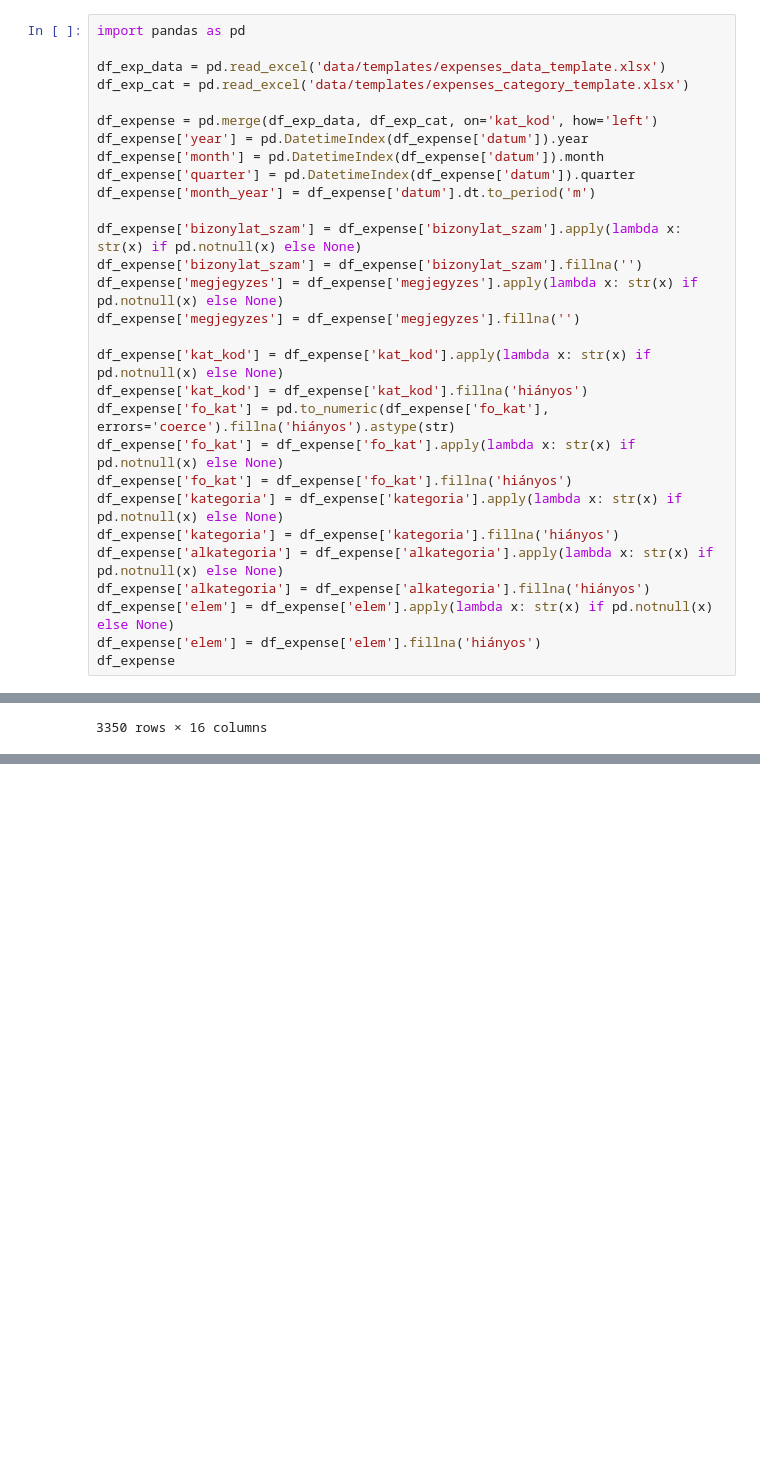
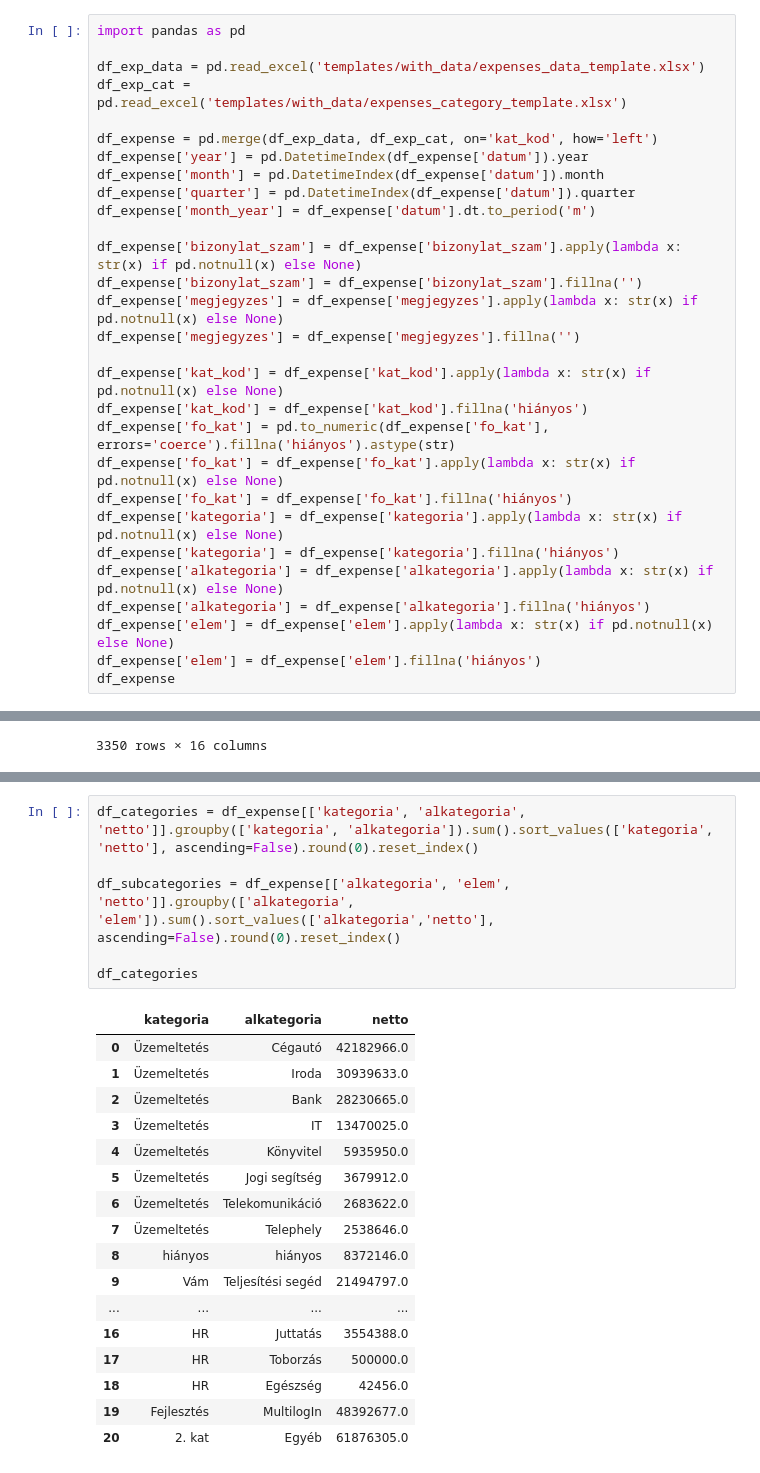
Before and after one commit to nofesmit/project-dragon, a Jupyter notebook: test.ipynb, the cells around one changed output, grey strips where cells are left out. Saved outputs shown, nothing was run; the diff lists cells and outputs as text; blank space fills up the shorter version.

```diff
--- a/test.ipynb
+++ b/test.ipynb
@@ -1,8 +1,8 @@
 # %%
 import pandas as pd
 
-df_exp_data = pd.read_excel('data/templates/expenses_data_template.xlsx')
-df_exp_cat = pd.read_excel('data/templates/expenses_category_template.xlsx')
+df_exp_data = pd.read_excel('templates/with_data/expenses_data_template.xlsx')
+df_exp_cat = pd.read_excel('templates/with_data/expenses_category_template.xlsx')
 
 df_expense = pd.merge(df_exp_data, df_exp_cat, on='kat_kod', how='left')
 df_expense['year'] = pd.DatetimeIndex(df_expense['datum']).year
@@ -151,0 +44,24 @@ fig.show()
+# %%
+df_categories = df_expense[['kategoria', 'alkategoria', 'netto']].groupby(['kategoria', 'alkategoria']).sum().sort_values(['kategoria', 'netto'], ascending=False).round(0).reset_index()
+
+df_subcategories = df_expense[['alkategoria', 'elem', 'netto']].groupby(['alkategoria', 'elem']).sum().sort_values(['alkategoria','netto'], ascending=False).round(0).reset_index()
+
+df_categories
+# %% [output]
+|  | kategoria | alkategoria | netto |
+| 0 | Üzemeltetés | Cégautó | 42182966.0 |
+| 1 | Üzemeltetés | Iroda | 30939633.0 |
+| 2 | Üzemeltetés | Bank | 28230665.0 |
+| 3 | Üzemeltetés | IT | 13470025.0 |
+| 4 | Üzemeltetés | Könyvitel | 5935950.0 |
+| 5 | Üzemeltetés | Jogi segítség | 3679912.0 |
+| 6 | Üzemeltetés | Telekomunikáció | 2683622.0 |
+| 7 | Üzemeltetés | Telephely | 2538646.0 |
+| 8 | hiányos | hiányos | 8372146.0 |
+| 9 | Vám | Teljesítési segéd | 21494797.0 |
+| ... | ... | ... | ... |
+| 16 | HR | Juttatás | 3554388.0 |
+| 17 | HR | Toborzás | 500000.0 |
+| 18 | HR | Egészség | 42456.0 |
+| 19 | Fejlesztés | MultilogIn | 48392677.0 |
+| 20 | 2. kat | Egyéb | 61876305.0 |
```
Also changed, not shown: parts of 9 cells of this notebook, 4 other files.
